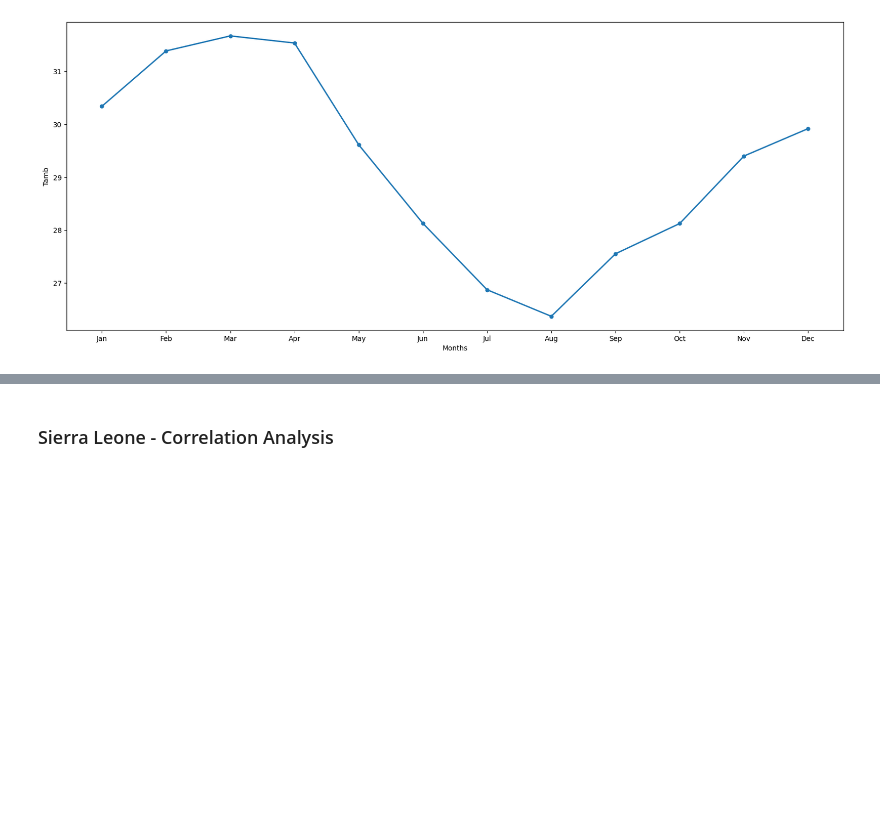
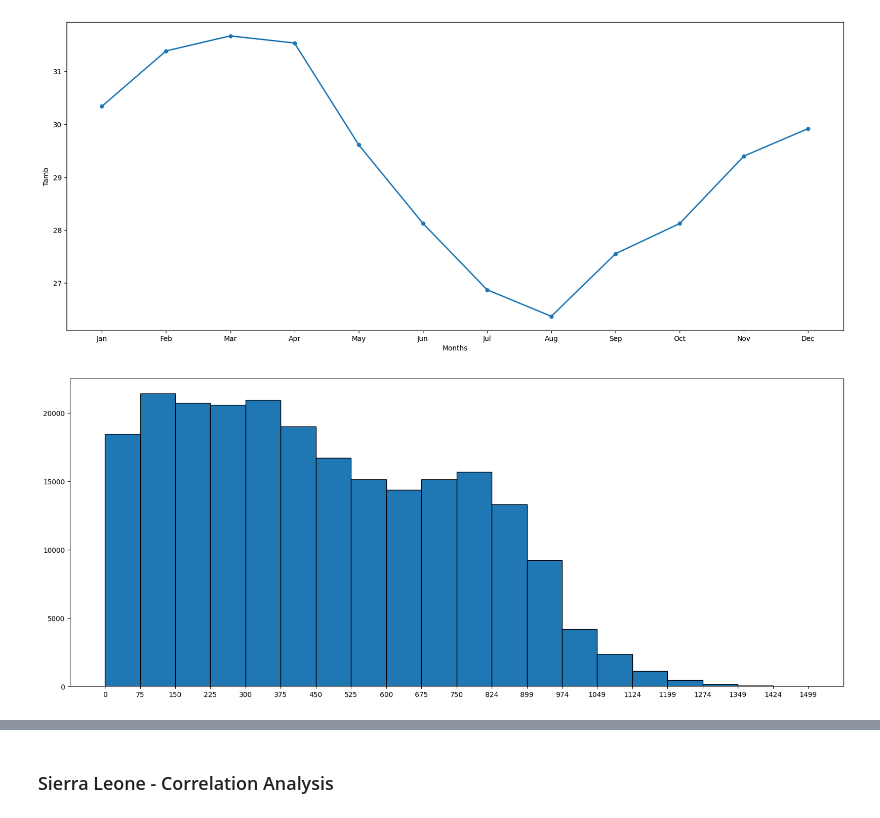
Before and after one commit to leuel-a/moonlight-solar-analysis, a Jupyter notebook: notebooks/EDA.ipynb, the cells around one changed output, grey strips where cells are left out. Saved outputs shown, nothing was run; the diff lists cells and outputs as text; code cells hidden in the pictures; blank space fills up the shorter version.

```diff
--- a/notebooks/EDA.ipynb
+++ b/notebooks/EDA.ipynb
@@ -347,3 +359,7 @@ plot_line_chart(monthly_average_sierra_df, 'DHI')
 plot_line_chart(monthly_average_sierra_df, 'Tamb')
 # %% [output]
 [figure]
+# %%
+plot_histogram(sierra_df, 20, 'GHI', 'Sierra Leone GHI Histogram')
+# %% [output]
+[figure, added]
```
Also changed, not shown: parts of 9 cells of this notebook, 3 other files.
